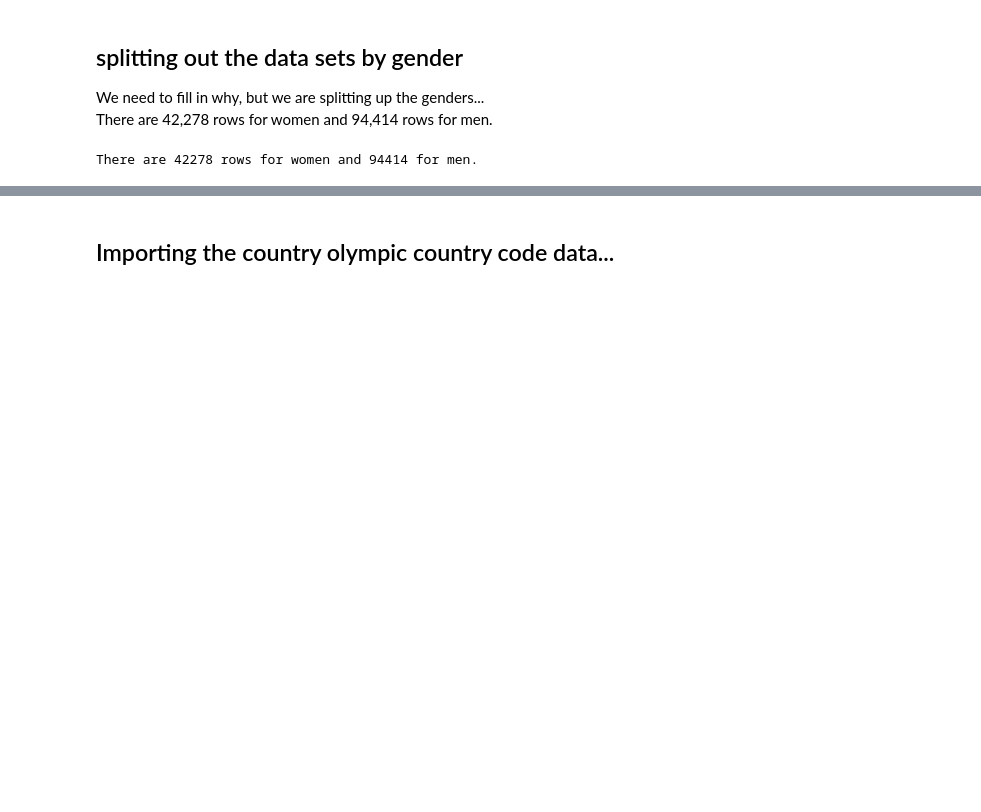
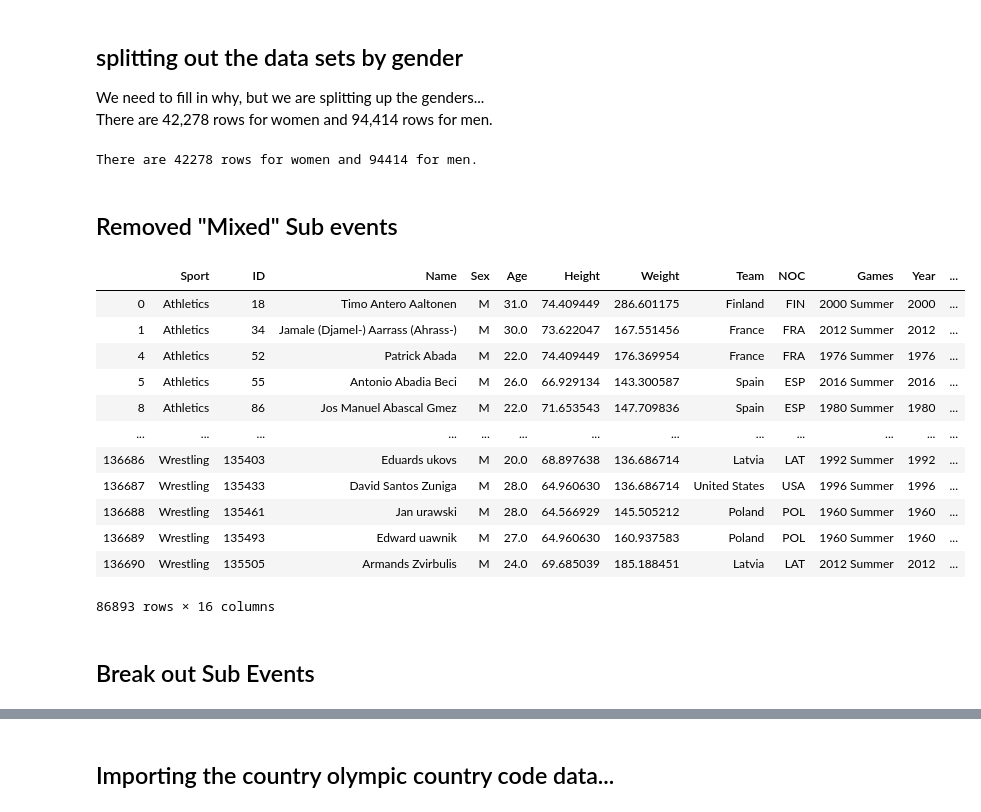
Before and after one commit to dowripple/ProjectOneRepo_JeremyKasieMichael, a Jupyter notebook: notebooks/olympicHeights.ipynb, the cells around one changed output, grey strips where cells are left out. Cells and saved outputs as stored; diff of their text form; code cells hidden in the pictures; blank space fills up the shorter version.

```diff
--- a/notebooks/olympicHeights.ipynb
+++ b/notebooks/olympicHeights.ipynb
@@ -352,3 +298,24 @@ womens_count = len(womens_data)
 print(f'There are {womens_count} rows for women and {mens_count} for men.')
 # %% [output]
 There are 42278 rows for women and 94414 for men.
+# %% [markdown]
+## Removed "Mixed" Sub events
+# %%
+mens_nonmixed_data = mens_data.loc[~mens_data['Event'].str.contains("Mixed")]
+mens_nonmixed_data
+# %% [output]
+|  | Sport | ID | Name | Sex | Age | Height | Weight | Team | NOC | Games | Year | ... |
+| 0 | Athletics | 18 | Timo Antero Aaltonen | M | 31.0 | 74.409449 | 286.601175 | Finland | FIN | 2000 Summer | 2000 | ... |
+| 1 | Athletics | 34 | Jamale (Djamel-) Aarrass (Ahrass-) | M | 30.0 | 73.622047 | 167.551456 | France | FRA | 2012 Summer | 2012 | ... |
+| 4 | Athletics | 52 | Patrick Abada | M | 22.0 | 74.409449 | 176.369954 | France | FRA | 1976 Summer | 1976 | ... |
+| 5 | Athletics | 55 | Antonio Abadia Beci | M | 26.0 | 66.929134 | 143.300587 | Spain | ESP | 2016 Summer | 2016 | ... |
+| 8 | Athletics | 86 | Jos Manuel Abascal Gmez | M | 22.0 | 71.653543 | 147.709836 | Spain | ESP | 1980 Summer | 1980 | ... |
+| ... | ... | ... | ... | ... | ... | ... | ... | ... | ... | ... | ... | ... |
+| 136686 | Wrestling | 135403 | Eduards ukovs | M | 20.0 | 68.897638 | 136.686714 | Latvia | LAT | 1992 Summer | 1992 | ... |
+| 136687 | Wrestling | 135433 | David Santos Zuniga | M | 28.0 | 64.960630 | 136.686714 | United States | USA | 1996 Summer | 1996 | ... |
+| 136688 | Wrestling | 135461 | Jan urawski | M | 28.0 | 64.566929 | 145.505212 | Poland | POL | 1960 Summer | 1960 | ... |
+| 136689 | Wrestling | 135493 | Edward uawnik | M | 27.0 | 64.960630 | 160.937583 | Poland | POL | 1960 Summer | 1960 | ... |
+| 136690 | Wrestling | 135505 | Armands Zvirbulis | M | 24.0 | 69.685039 | 185.188451 | Latvia | LAT | 2012 Summer | 2012 | ... |
+86893 rows × 16 columns
+# %% [markdown]
+## Break out Sub Events
```
Also changed, not shown: parts of 16 cells of this notebook, 1 other file.
